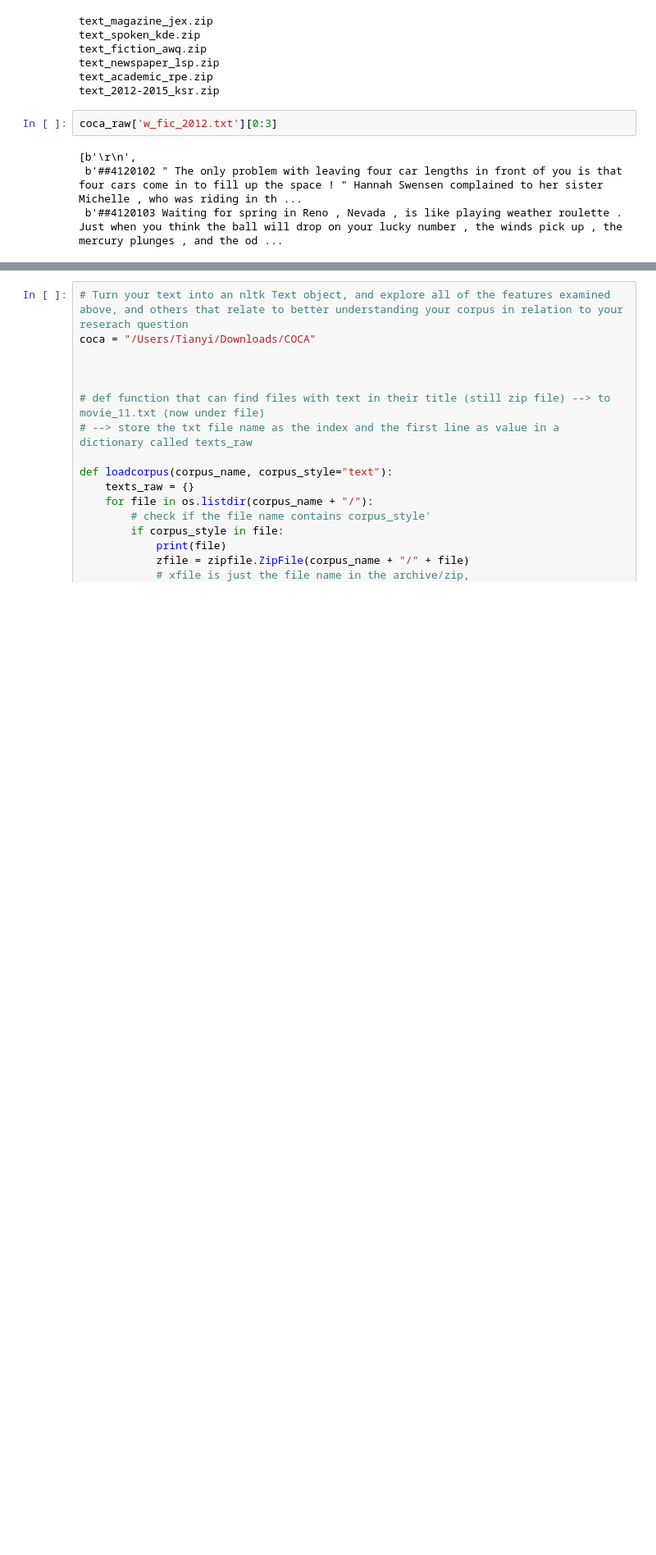
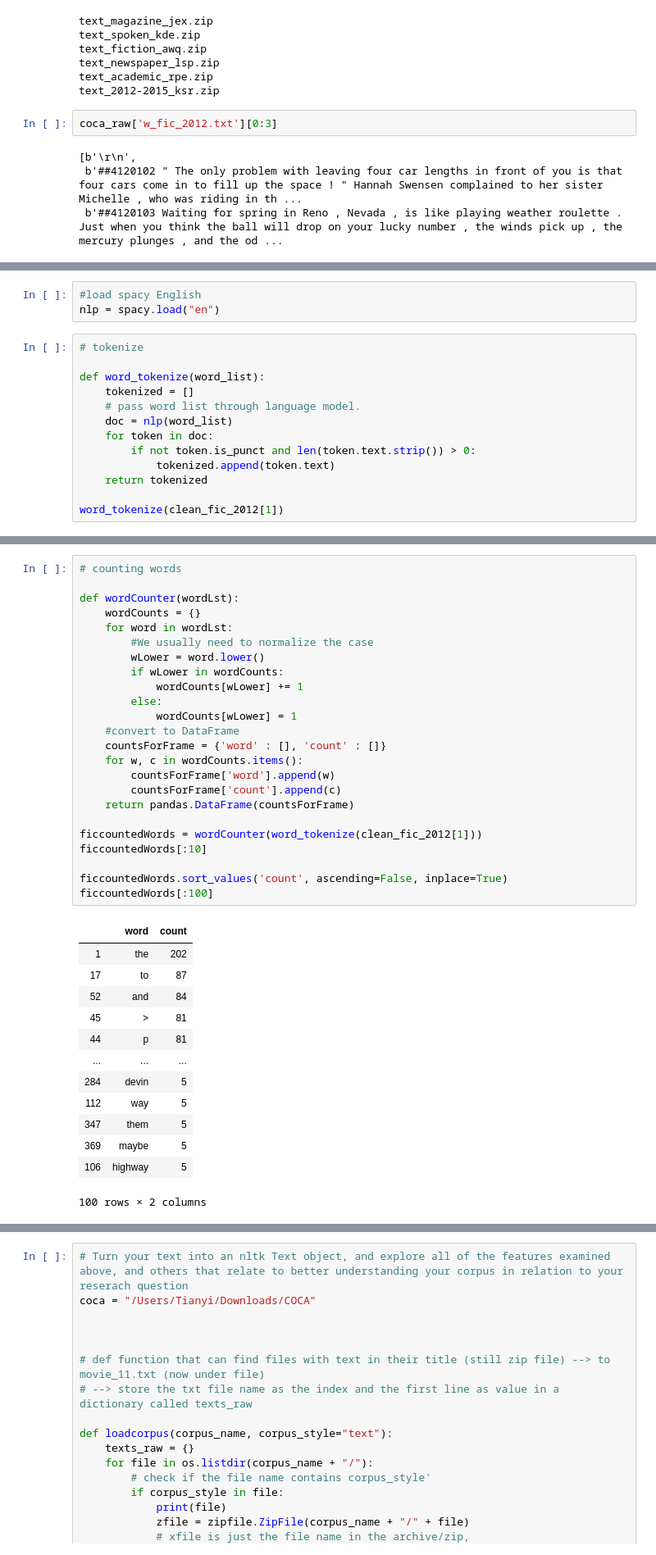
Before and after one commit to VivianQian19/Content-Analysis-2020, a Jupyter notebook: week-4/4-Counting-Words-Phrases.ipynb, the cells around one changed output, grey strips where cells are left out. Shown at 82% size. Drawn from its saved outputs; the diff is of its cells as text; blank space fills up the shorter version.

```diff
--- a/week-4/4-Counting-Words-Phrases.ipynb
+++ b/week-4/4-Counting-Words-Phrases.ipynb
@@ -574,0 +563,16 @@ clean_11[1]
+# %%
+#load spacy English
+nlp = spacy.load("en")
+# %%
+# tokenize
+
+def word_tokenize(word_list):
+    tokenized = []
+    # pass word list through language model.
+    doc = nlp(word_list)
+    for token in doc:
+        if not token.is_punct and len(token.text.strip()) > 0:
+            tokenized.append(token.text)
+    return tokenized
+
+word_tokenize(clean_fic_2012[1])
@@ -574,0 +597,38 @@ clean_11[1]
+# %%
+# counting words
+
+def wordCounter(wordLst):
+    wordCounts = {}
+    for word in wordLst:
+        #We usually need to normalize the case
+        wLower = word.lower()
+        if wLower in wordCounts:
+            wordCounts[wLower] += 1
+        else:
+            wordCounts[wLower] = 1
+    #convert to DataFrame
+    countsForFrame = {'word' : [], 'count' : []}
+    for w, c in wordCounts.items():
+        countsForFrame['word'].append(w)
+        countsForFrame['count'].append(c)
+    return pandas.DataFrame(countsForFrame)
+
+ficcountedWords = wordCounter(word_tokenize(clean_fic_2012[1]))
+ficcountedWords[:10]
+
+ficcountedWords.sort_values('count', ascending=False, inplace=True)
+ficcountedWords[:100]
+# %% [output]
+|  | word | count |
+| 1 | the | 202 |
+| 17 | to | 87 |
+| 52 | and | 84 |
+| 45 | > | 81 |
+| 44 | p | 81 |
+| ... | ... | ... |
+| 284 | devin | 5 |
+| 112 | way | 5 |
+| 347 | them | 5 |
+| 369 | maybe | 5 |
+| 106 | highway | 5 |
+100 rows × 2 columns
```
Also changed, not shown: parts of 7 cells of this notebook.
